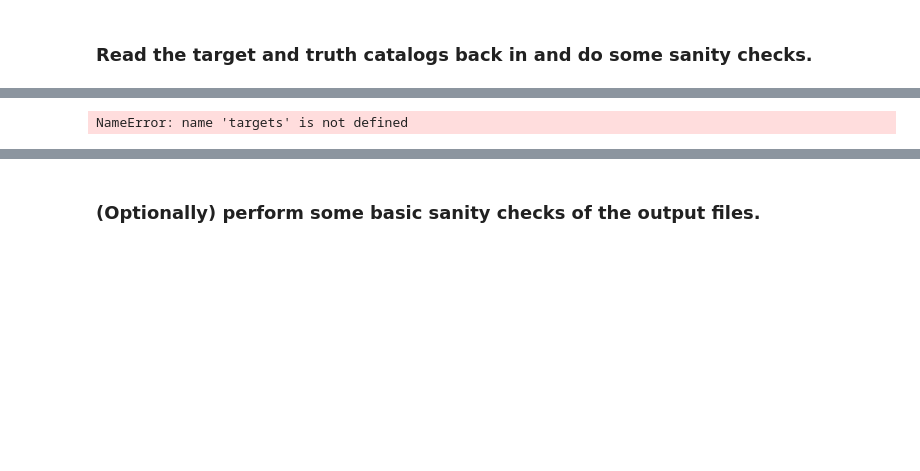
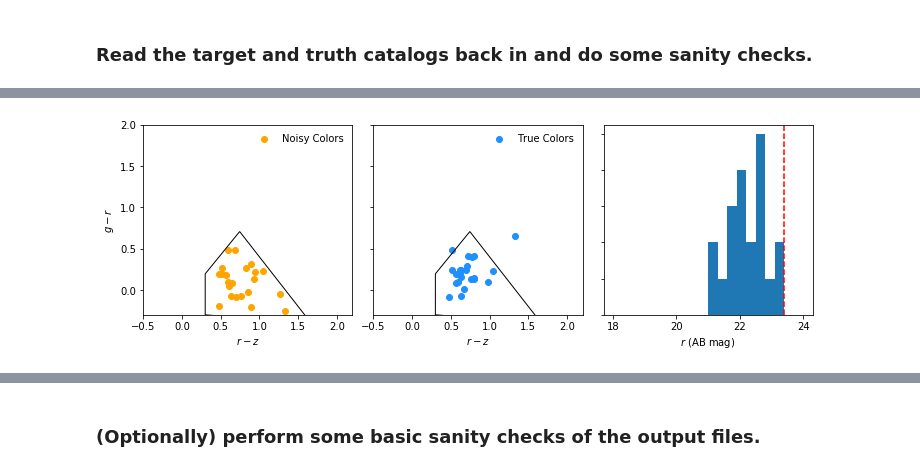
Before and after one commit to desihub/desitarget, a Jupyter notebook: doc/nb/mock-qa.ipynb, the cells around one changed output, grey strips where cells are left out. Cells and saved outputs as stored; diff of their text form; code cells hidden in the pictures; blank space fills up the shorter version.

Commit message:
add elg color-color plot to notebook

```diff
--- a/doc/nb/mock-qa.ipynb
+++ b/doc/nb/mock-qa.ipynb
@@ -145,6 +149,8 @@ def write_target_yaml(target='QSO', bounds=(203, 204, 0, 1), outfile='mock_input
             print(yf.read())
 # %%
 def build_targets_truth(objtype, seed=123, nproc=2, verbose=True, bounds=(203, 204, 0, 1)):
+    """Simple wrapper on desitarget.mock.targets_truth"""
+    from desitarget.mock.build import targets_truth
     output_dir = os.path.join(two_percent_path, '{}_targets'.format(objtype.lower()))
     config_file = os.path.join(two_percent_path, '{}_input.yaml'.format(objtype.lower()))
     write_target_yaml(target=objtype.upper(), bounds=bounds,
@@ -220,0 +237,3 @@ truth = vstack(truth)
+# %%
+for obj in np.atleast_1d(objtype):
+    sanity_check(obj)
@@ -252,17 +273,40 @@ def qaplot_grzW1W2_mags(targets, truth, objtype='ELG'):
     #for thisax in ax:
     #    thisax.set_xlabel('$r - z$')
     #fig.subplots_adjust(wspace=0.1)
+# %%
+def elg_colorbox(ax):
+    """Draw the ELG selection box."""
+    from matplotlib.patches import Polygon
+    grlim = ax.get_ylim()
+    coeff0, coeff1 = (1.15, -0.15), (-1.2, 1.6)
+    rzmin, rzpivot = 0.3, (coeff1[1] - coeff0[1]) / (coeff0[0] - coeff1[0])
+    verts = [(rzmin, grlim[0]),
+             (rzmin, np.polyval(coeff0, rzmin)),
+             (rzpivot, np.polyval(coeff1, rzpivot)),
+             ((grlim[0] - 0.1 - coeff1[1]) / coeff1[0], grlim[0] - 0.1)
+            ]
+    ax.add_patch(Polygon(verts, fill=False))
 # %%
 def qaplot_colorcolor(targcol, truecol, objtype='ELG'):
     #if objtype.upper() == 'QSO':
-    fig, ax = plt.subplots(1, 2, sharey=True)
-    ax[0].scatter(truecol['rz'], truecol['gr'])
-    ax[1].scatter(targcol['rz'], targcol['gr'])
+    fig, ax = plt.subplots(1, 3, figsize=(12, 3.5))
+    ax[0].scatter(targcol['rz'], targcol['gr'], color='orange', label='Noisy Colors')
+    #ax[1].scatter(targcol['rz'], targcol['gr'], color='orange', label='Noisy Colors')
+    ax[1].scatter(truecol['rz'], truecol['gr'], color='dodgerblue', label='True Colors')
+
     ax[0].set_ylabel('$g - r$')
-    for thisax in ax:
+    ax[1].yaxis.set_ticklabels([])
+    for thisax in ax[:2]:
         thisax.set_xlabel('$r - z$')
+        thisax.set_xlim(-0.5, 2.2)
+        thisax.set_ylim(-0.3, 2.0)
+        thisax.legend(frameon=False)
+        elg_colorbox(thisax)
+    # Magnitude histogram.
+    ax[2].hist(targcol['r'], bins=20, range=(18, 24))
+    #ax[2].hist(trucol['r'], bins=20, range=(18, 24), fill=False,
+    #           alpha=1.0, edgecolor='black')
+    ax[2].axvline(x=23.4, ls='--', color='red')
+    ax[2].yaxis.set_ticklabels([])
+    ax[2].set_xlabel('$r$ (AB mag)')
     fig.subplots_adjust(wspace=0.1)
-# %%
-targcol, trucol = flux2colors(targets), flux2colors(truth)
-# %% [output]
-NameError: name 'targets' is not defined
@@ -270,0 +313,6 @@ qaplot_colorcolor(targets, )
+# %%
+for obj in np.atleast_1d(objtype):
+    targets, truth = read_targets_truth(obj)
+    targcol, trucol = flux2colors(targets), flux2colors(truth)
+    qaplot_colorcolor(targcol, trucol, objtype=obj)
+# %% [output]
@@ -270,0 +320 @@ qaplot_colorcolor(targets, )
+[figure, added]
```
Also changed, not shown: parts of 18 cells of this notebook.
